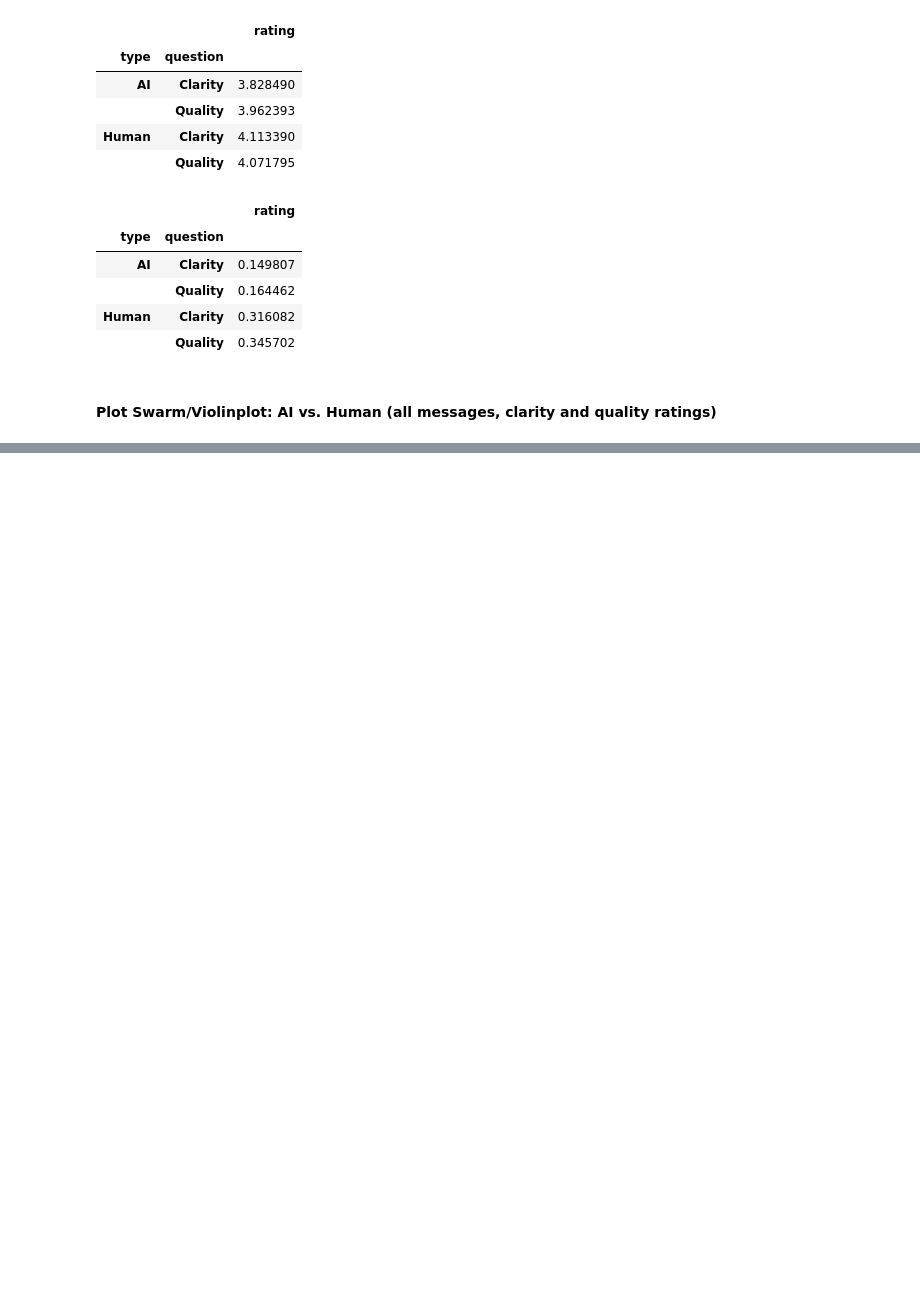
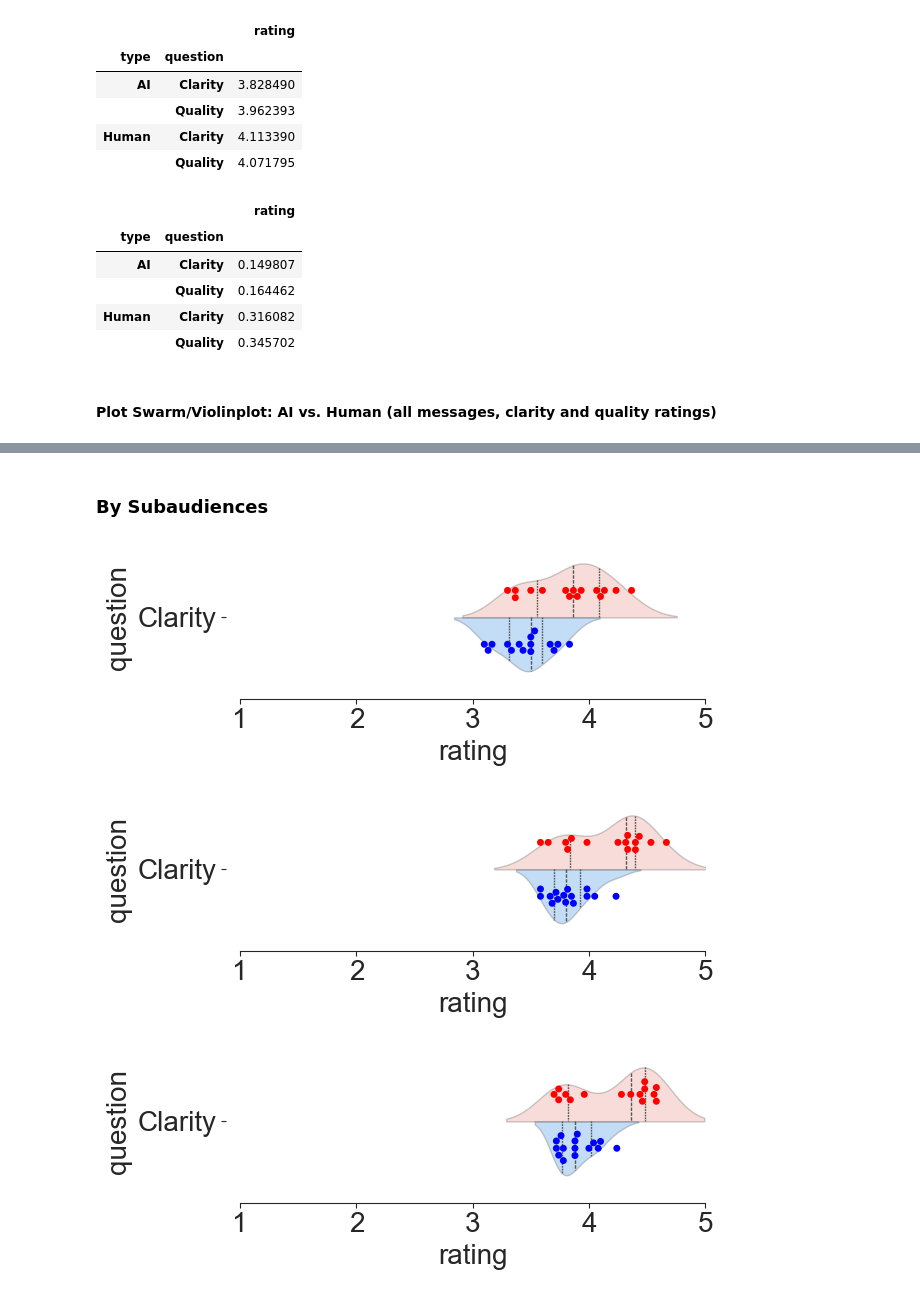
Before and after one commit to nomcomm/uae_billboard_ai, a Jupyter notebook: scripts/01_human_evaluation_analyses/01_MessageEvaluationsAnalysis.ipynb, the cells around one changed output, grey strips where cells are left out. Drawn from its saved outputs; the diff is of its cells as text; code cells hidden in the pictures; blank space fills up the shorter version.

```diff
--- a/scripts/01_human_evaluation_analyses/01_MessageEvaluationsAnalysis.ipynb
+++ b/scripts/01_human_evaluation_analyses/01_MessageEvaluationsAnalysis.ipynb
@@ -550,0 +210,70 @@ fs_df.tail()
+# %% [markdown]
+### By Subaudiences
+# %%
+
+var = 6
+# Migrant Workers
+df_bygroup = df[df['migrant_worker_status'] == 1]
+
+df_clarity_allmessages_hum_bygroup             = pd.DataFrame()
+df_clarity_allmessages_hum_bygroup['rating']   = df_bygroup.filter(regex = 'clarity_hum',axis=1).mean().values
+df_clarity_allmessages_hum_bygroup['type']     = 'Human'
+df_clarity_allmessages_hum_bygroup['question'] = 'Clarity'
+df_clarity_allmessages_ai_bygroup              = pd.DataFrame()
+df_clarity_allmessages_ai_bygroup['rating']    = df_bygroup.filter(regex = 'clarity_ai',axis=1).mean().values
+df_clarity_allmessages_ai_bygroup['type']      = 'AI'
+df_clarity_allmessages_ai_bygroup['question']  = 'Clarity'
+df_clarity_allmessages_bygroup                 = pd.concat([df_clarity_allmessages_hum_bygroup, df_clarity_allmessages_ai_bygroup])
+
+plt.figure(figsize = (var,1.75))
+ax = sns.violinplot(data = df_clarity_allmessages_bygroup, y="question", x="rating", hue="type", split=True, inner="quart", linewidth=1, palette={"Human": "salmon", "AI": "dodgerblue"});
+for violin, alpha in zip(ax.collections[::], [0.3,0.3, 0.3, 0.3]): violin.set_alpha(alpha)
+sns.swarmplot(data = df_clarity_allmessages_bygroup, y="question", x="rating", hue="type", dodge = True, palette={"Human": "r", "AI": "b"});
+plt.legend([],[], frameon=False); plt.xlim(1,5); plt.xticks(np.arange(1,6,1)); sns.despine(offset= 10, trim=True);
+for item in ([ax.title, ax.xaxis.label, ax.yaxis.label] + ax.get_xticklabels() + ax.get_yticklabels()): item.set_fontsize(20)
+
+
+# Women Drivers
+df_bygroup = df[df['women_driver_status'] == 1]
+
+df_clarity_allmessages_hum_bygroup             = pd.DataFrame()
+df_clarity_allmessages_hum_bygroup['rating']   = df_bygroup.filter(regex = 'clarity_hum',axis=1).mean().values
+df_clarity_allmessages_hum_bygroup['type']     = 'Human'
+df_clarity_allmessages_hum_bygroup['question'] = 'Clarity'
+df_clarity_allmessages_ai_bygroup              = pd.DataFrame()
+df_clarity_allmessages_ai_bygroup['rating']    = df_bygroup.filter(regex = 'clarity_ai',axis=1).mean().values
+df_clarity_allmessages_ai_bygroup['type']      = 'AI'
+df_clarity_allmessages_ai_bygroup['question']  = 'Clarity'
+df_clarity_allmessages_bygroup                 = pd.concat([df_clarity_allmessages_hum_bygroup, df_clarity_allmessages_ai_bygroup])
+
+plt.figure(figsize = (var,1.75))
+ax = sns.violinplot(data = df_clarity_allmessages_bygroup, y="question", x="rating", hue="type", split=True, inner="quart", linewidth=1, palette={"Human": "salmon", "AI": "dodgerblue"});
+for violin, alpha in zip(ax.collections[::], [0.3,0.3, 0.3, 0.3]): violin.set_alpha(alpha)
+sns.swarmplot(data = df_clarity_allmessages_bygroup, y="question", x="rating", hue="type", dodge = True, palette={"Human": "r", "AI": "b"});
+plt.legend([],[], frameon=False); plt.xlim(1,5); plt.xticks(np.arange(1,6,1)); sns.despine(offset= 10, trim=True);
+for item in ([ax.title, ax.xaxis.label, ax.yaxis.label] + ax.get_xticklabels() + ax.get_yticklabels()): item.set_fontsize(20)
+
+
+# Young Drivers
+df_bygroup = df[df['young_driver_status'] == 1]
+
+df_clarity_allmessages_hum_bygroup             = pd.DataFrame()
+df_clarity_allmessages_hum_bygroup['rating']   = df_bygroup.filter(regex = 'clarity_hum',axis=1).mean().values
+df_clarity_allmessages_hum_bygroup['type']     = 'Human'
+df_clarity_allmessages_hum_bygroup['question'] = 'Clarity'
+df_clarity_allmessages_ai_bygroup              = pd.DataFrame()
+df_clarity_allmessages_ai_bygroup['rating']    = df_bygroup.filter(regex = 'clarity_ai',axis=1).mean().values
+df_clarity_allmessages_ai_bygroup['type']      = 'AI'
+df_clarity_allmessages_ai_bygroup['question']  = 'Clarity'
+df_clarity_allmessages_bygroup                 = pd.concat([df_clarity_allmessages_hum_bygroup, df_clarity_allmessages_ai_bygroup])
+
+plt.figure(figsize = (var,1.75))
+ax = sns.violinplot(data = df_clarity_allmessages_bygroup, y="question", x="rating", hue="type", split=True, inner="quart", linewidth=1, palette={"Human": "salmon", "AI": "dodgerblue"});
+for violin, alpha in zip(ax.collections[::], [0.3,0.3, 0.3, 0.3]): violin.set_alpha(alpha)
+sns.swarmplot(data = df_clarity_allmessages_bygroup, y="question", x="rating", hue="type", dodge = True, palette={"Human": "r", "AI": "b"});
+plt.legend([],[], frameon=False); plt.xlim(1,5); plt.xticks(np.arange(1,6,1)); sns.despine(offset= 10, trim=True);
+for item in ([ax.title, ax.xaxis.label, ax.yaxis.label] + ax.get_xticklabels() + ax.get_yticklabels()): item.set_fontsize(20)
+# %% [output]
+[figure, added]
+[figure, added]
+[figure, added]
```
Also changed, not shown: parts of 17 cells of this notebook, 2 other files.
